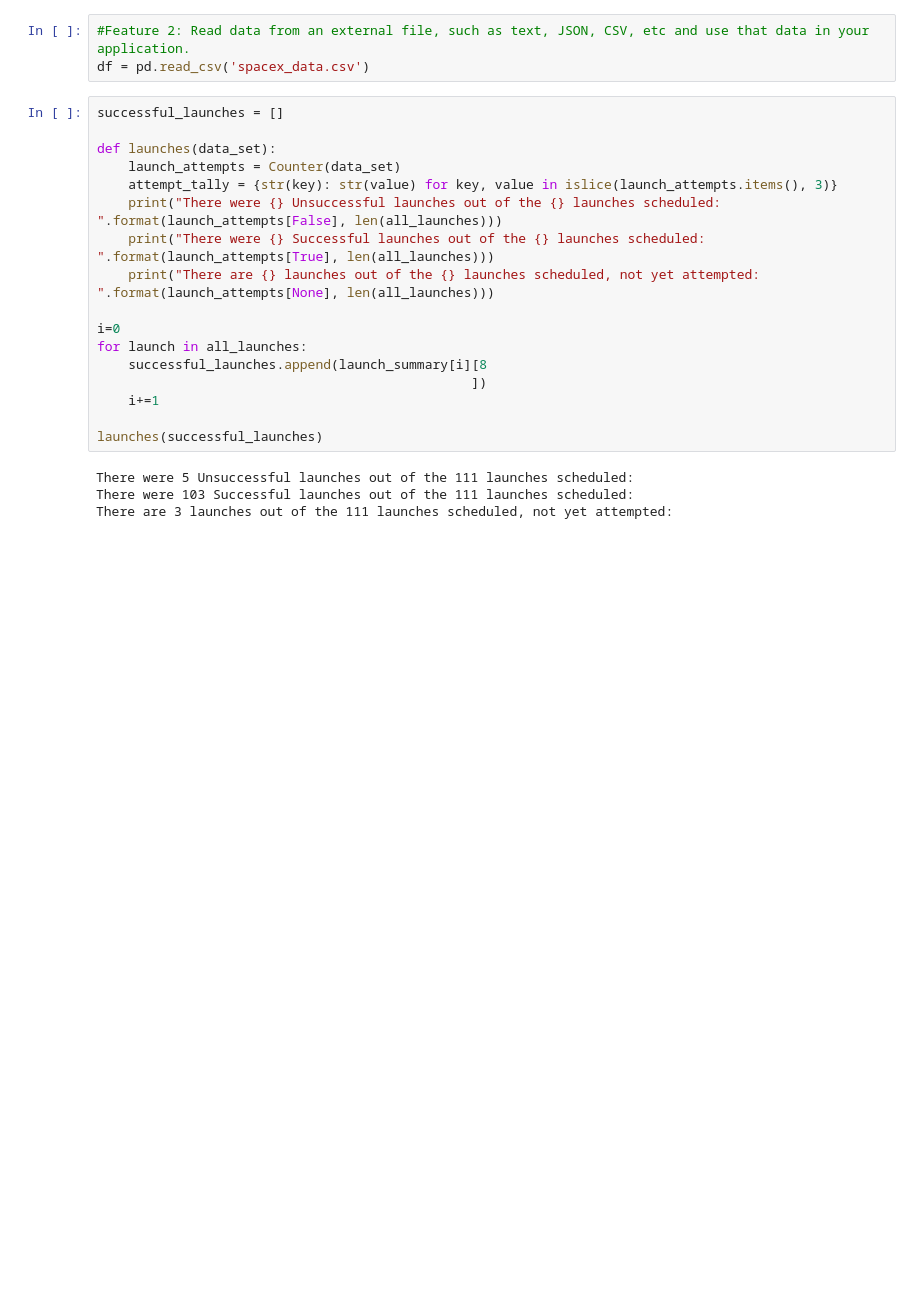
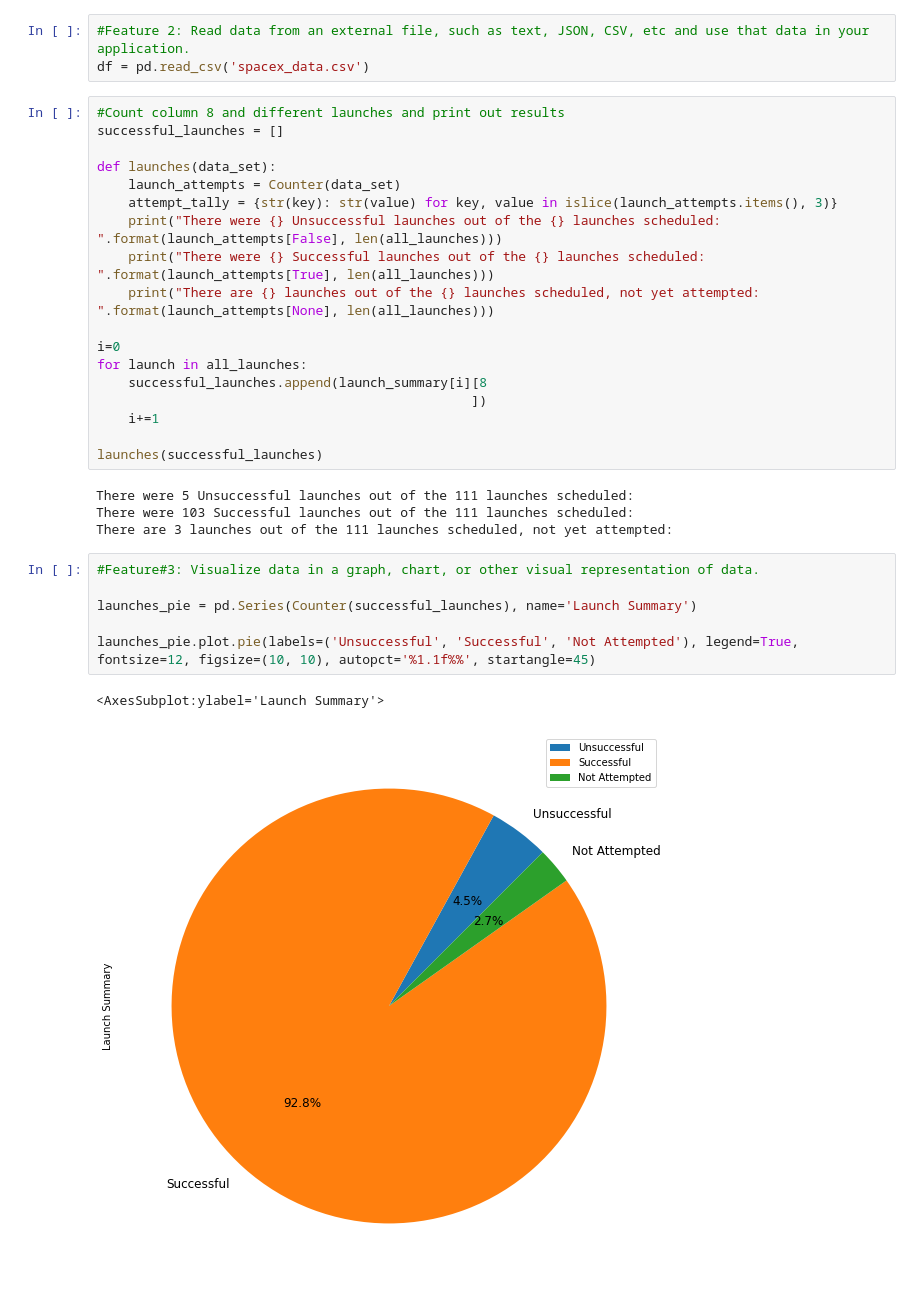
Before and after one commit to Tim-Fili/spacex_api, a Jupyter notebook: spacex_api.ipynb, the cells around one changed output. Saved outputs shown, nothing was run; the diff lists cells and outputs as text; blank space fills up the shorter version.

Commit message:
Add import matplotlib as plt, add code for pie chart

```diff
--- a/spacex_api.ipynb
+++ b/spacex_api.ipynb
@@ -89,6 +90,7 @@ df
 #Feature 2: Read data from an external file, such as text, JSON, CSV, etc and use that data in your application.
 df = pd.read_csv('spacex_data.csv')
 # %%
+#Count column 8 and different launches and print out results
 successful_launches = []
 
 def launches(data_set):
@@ -109,3 +111,12 @@ launches(successful_launches)
 There were 5 Unsuccessful launches out of the 111 launches scheduled:
 There were 103 Successful launches out of the 111 launches scheduled:
 There are 3 launches out of the 111 launches scheduled, not yet attempted:
+# %%
+#Feature#3: Visualize data in a graph, chart, or other visual representation of data.
+
+launches_pie = pd.Series(Counter(successful_launches), name='Launch Summary')
+
+launches_pie.plot.pie(labels=('Unsuccessful', 'Successful', 'Not Attempted'), legend=True, fontsize=12, figsize=(10, 10), autopct='%1.1f%%', startangle=45)
+# %% [output]
+<AxesSubplot:ylabel='Launch Summary'>
+[figure, added]
```
Also changed, not shown: parts of 1 cell of this notebook.
